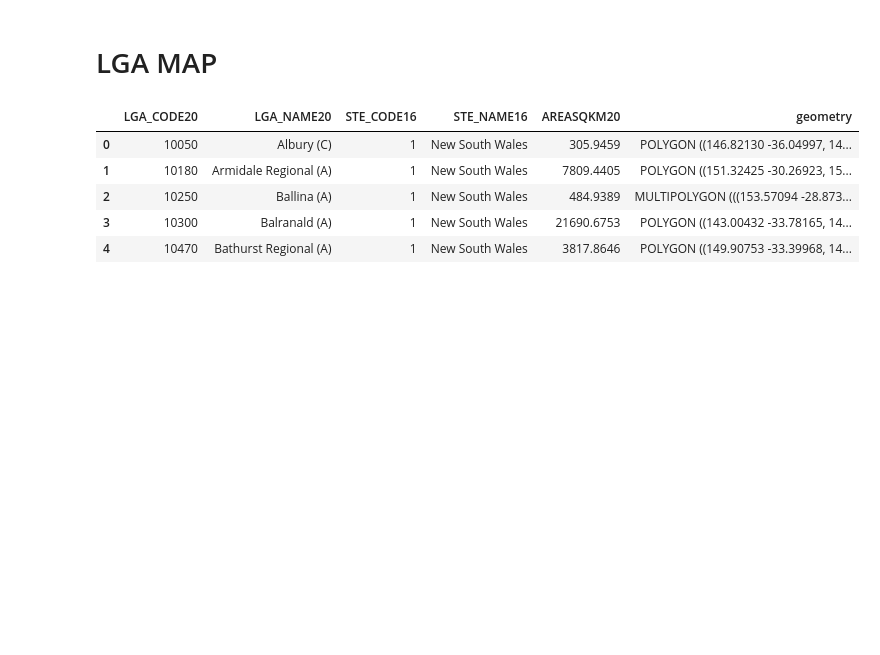
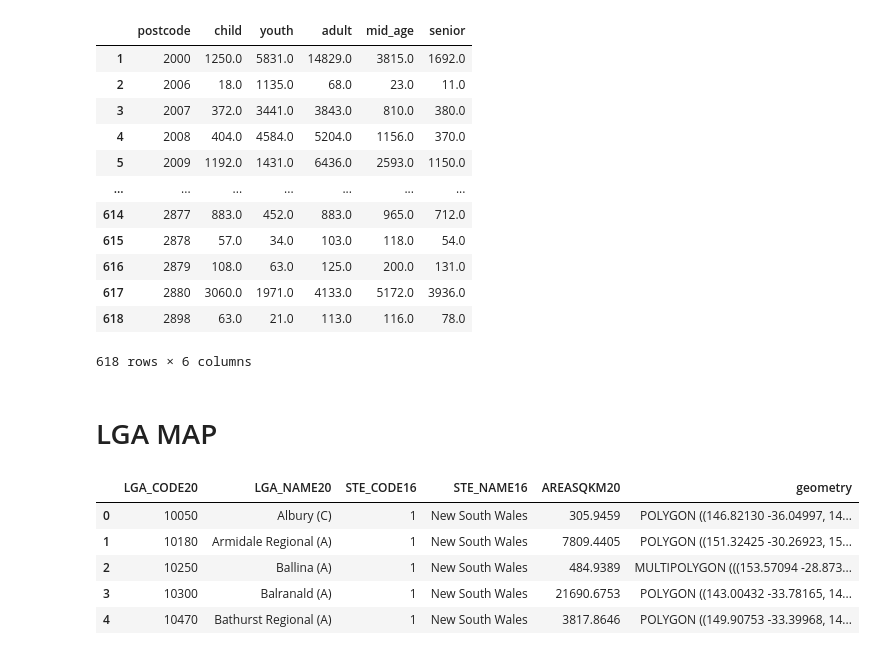
Before and after one commit to walthersy/NSW-house-price, a Jupyter notebook: Ken - Data Cleaning - Population and Construction.ipynb, the cells around one changed output. Drawn from its saved outputs; the diff is of its cells as text; code cells hidden in the pictures; blank space fills up the shorter version.

```diff
--- a/Ken - Data Cleaning - Population and Construction.ipynb
+++ b/Ken - Data Cleaning - Population and Construction.ipynb
@@ -25,3 +60,22 @@ import plotly.graph_objects as go
+# %%
+pcode = age_grp_df[['postcode']]
+age_grouped = pd.concat([pcode,child,youth,adult,mid_age,senior],axis=1)
+age_grouped.columns = ['postcode','child','youth','adult','mid_age','senior']
+age_grouped
+# %% [output]
+|  | postcode | child | youth | adult | mid_age | senior |
+| 1 | 2000 | 1250.0 | 5831.0 | 14829.0 | 3815.0 | 1692.0 |
+| 2 | 2006 | 18.0 | 1135.0 | 68.0 | 23.0 | 11.0 |
+| 3 | 2007 | 372.0 | 3441.0 | 3843.0 | 810.0 | 380.0 |
+| 4 | 2008 | 404.0 | 4584.0 | 5204.0 | 1156.0 | 370.0 |
+| 5 | 2009 | 1192.0 | 1431.0 | 6436.0 | 2593.0 | 1150.0 |
+| ... | ... | ... | ... | ... | ... | ... |
+| 614 | 2877 | 883.0 | 452.0 | 883.0 | 965.0 | 712.0 |
+| 615 | 2878 | 57.0 | 34.0 | 103.0 | 118.0 | 54.0 |
+| 616 | 2879 | 108.0 | 63.0 | 125.0 | 200.0 | 131.0 |
+| 617 | 2880 | 3060.0 | 1971.0 | 4133.0 | 5172.0 | 3936.0 |
+| 618 | 2898 | 63.0 | 21.0 | 113.0 | 116.0 | 78.0 |
+618 rows × 6 columns
 # %% [markdown]
 # LGA MAP
 # %%
```
Also changed, not shown: parts of 6 cells of this notebook.
